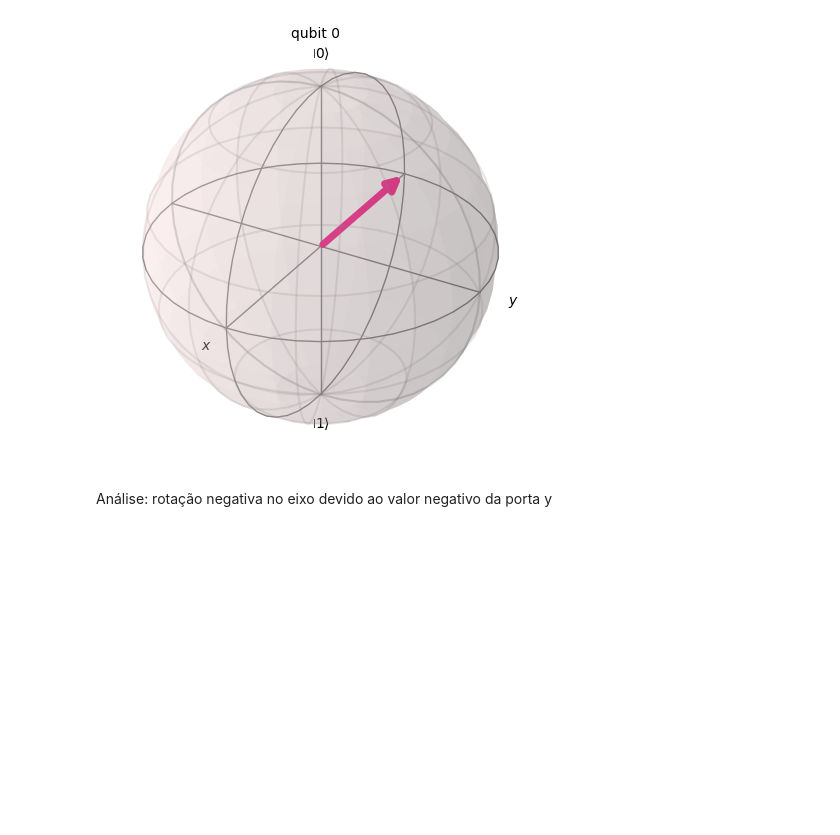
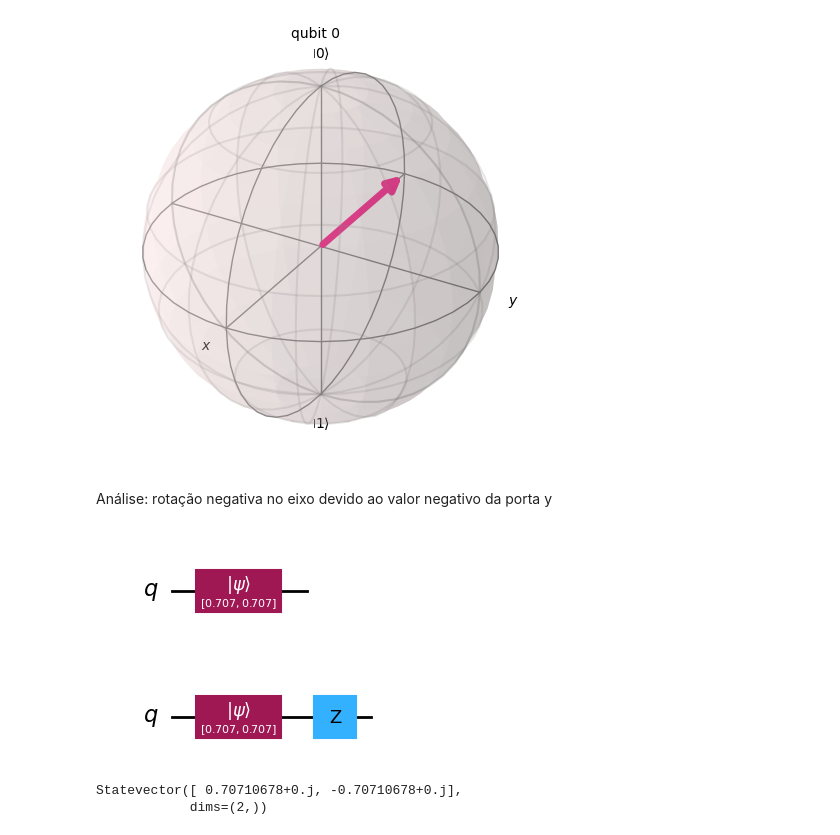
Before and after one commit to brunopaiva1/quantum-computing, a Jupyter notebook: logic_gates.ipynb, the cells around one changed output. Drawn from its saved outputs; the diff is of its cells as text; code cells hidden in the pictures; blank space fills up the shorter version.

```diff
--- a/logic_gates.ipynb
+++ b/logic_gates.ipynb
@@ -130,3 +130,27 @@ plot_histogram(counts)
 [figure]
 # %% [markdown]
 Análise: rotação negativa no eixo devido ao valor negativo da porta y
+# %%
+circuit3 = QuantumCircuit(1)
+
+α = 1/sqrt(2)
+β = 1/sqrt(2)
+
+ψ = [α, β]
+circuit3.initialize(ψ, q[0])
+
+circuit3.draw('mpl')
+# %% [output]
+[figure, added]
+# %%
+qc3 = circuit3
+qc3.z(0)
+qc3.draw('mpl')
+# %% [output]
+[figure, added]
+# %%
+ψ = qi.Statevector(qc3)
+ψ
+# %% [output]
+Statevector([ 0.70710678+0.j, -0.70710678+0.j],
+            dims=(2,))
```
Also changed, not shown: parts of 1 cell of this notebook.
